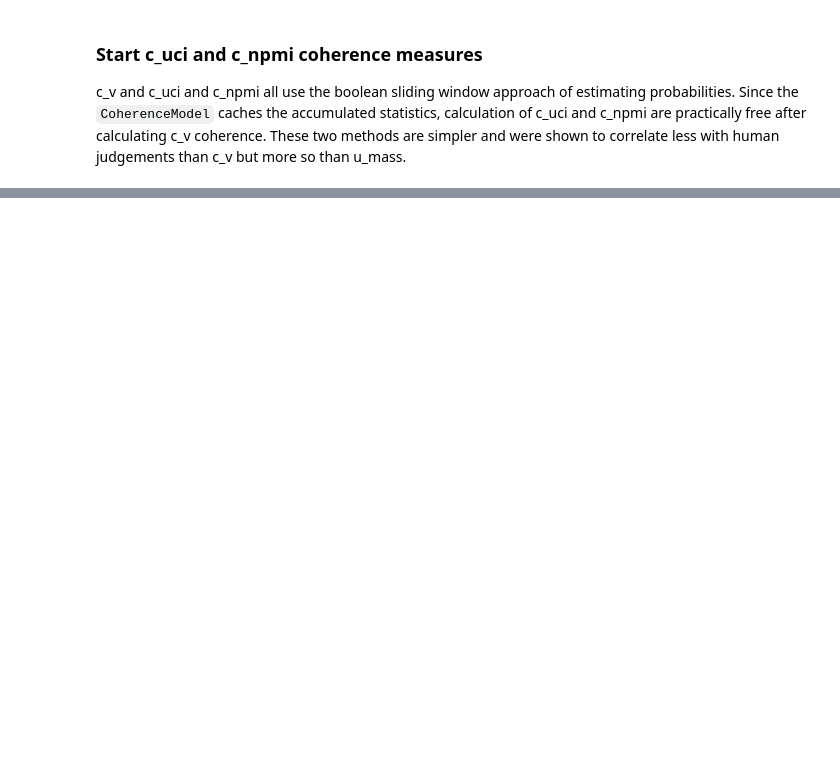
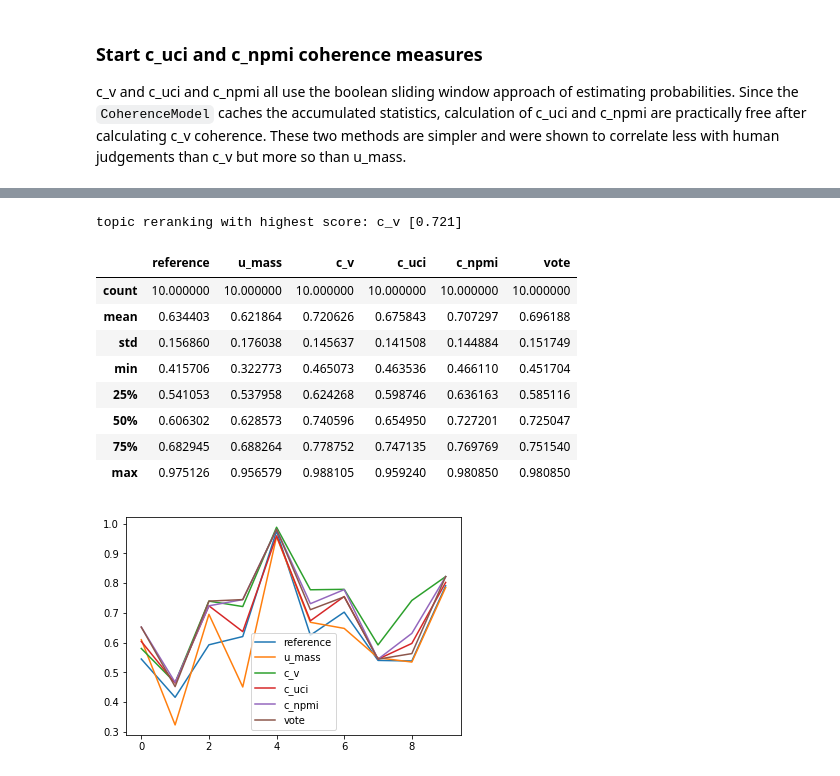
Before and after one commit to andifunke/topic-labeling, a Jupyter notebook: Topic_coherence_experiments.ipynb, the cells around one changed output, grey strips where cells are left out. Drawn from its saved outputs; the diff is of its cells as text; code cells hidden in the pictures; blank space fills up the shorter version.

```diff
--- a/Topic_coherence_experiments.ipynb
+++ b/Topic_coherence_experiments.ipynb
@@ -606,0 +407,16 @@ sum(u_mass)/99, sum(c_v)/99, sum(c_uci)/99, sum(c_npmi)/99
+# %%
+# changed segmentation for c_uci and c_npmi from s_one_set to s_one_one (default)
+df = stats(cv_scores)
+df
+# %% [output]
+topic reranking with highest score: c_v [0.721]
+|  | reference | u_mass | c_v | c_uci | c_npmi | vote |
+| count | 10.000000 | 10.000000 | 10.000000 | 10.000000 | 10.000000 | 10.000000 |
+| mean | 0.634403 | 0.621864 | 0.720626 | 0.675843 | 0.707297 | 0.696188 |
+| std | 0.156860 | 0.176038 | 0.145637 | 0.141508 | 0.144884 | 0.151749 |
+| min | 0.415706 | 0.322773 | 0.465073 | 0.463536 | 0.466110 | 0.451704 |
+| 25% | 0.541053 | 0.537958 | 0.624268 | 0.598746 | 0.636163 | 0.585116 |
+| 50% | 0.606302 | 0.628573 | 0.740596 | 0.654950 | 0.727201 | 0.725047 |
+| 75% | 0.682945 | 0.688264 | 0.778752 | 0.747135 | 0.769769 | 0.751540 |
+| max | 0.975126 | 0.956579 | 0.988105 | 0.959240 | 0.980850 | 0.980850 |
+[figure, added]
```
Also changed, not shown: parts of 56 cells of this notebook, 2 other files.
